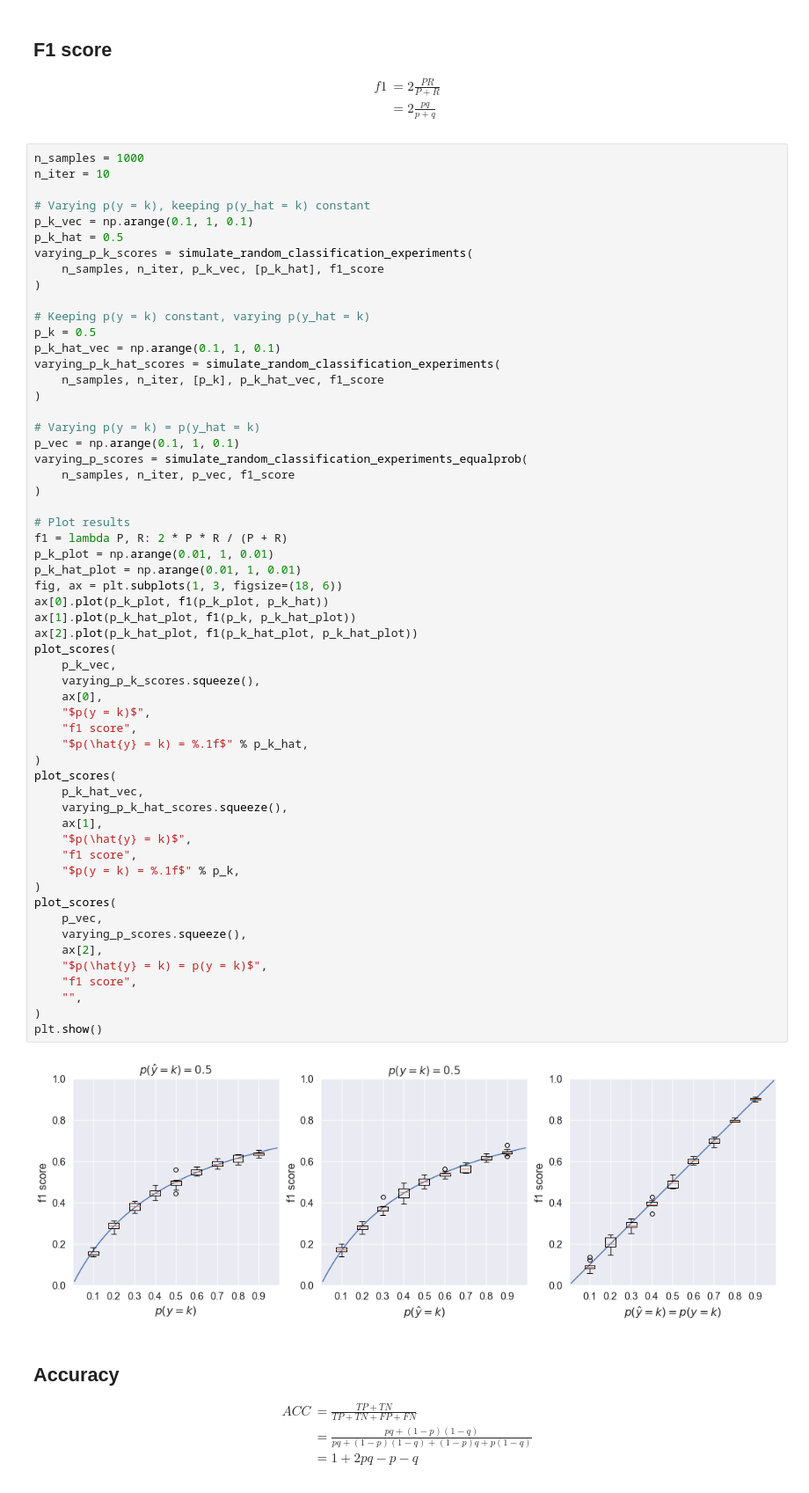
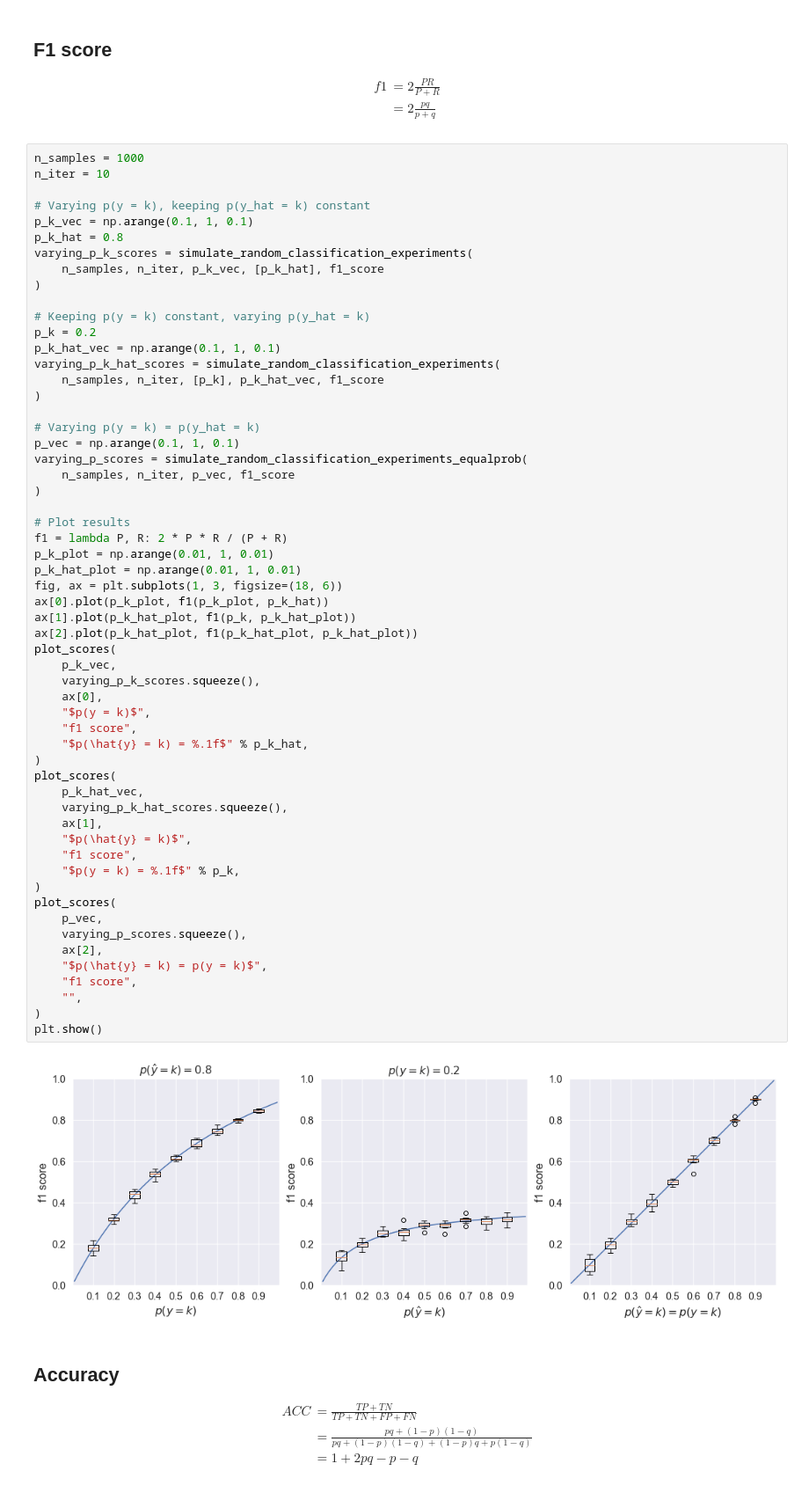
Before and after one commit to salvatorefara/classifier_chance_levels, a Jupyter notebook: classifier_chance_levels.ipynb, the cells around one changed output. Shown: that part at 88% size. Cells and saved outputs as stored; diff of their text form.

Commit message:
updated plots

```diff
--- a/classifier_chance_levels.ipynb
+++ b/classifier_chance_levels.ipynb
@@ -208,13 +208,13 @@ n_iter = 10
 
 # Varying p(y = k), keeping p(y_hat = k) constant
 p_k_vec = np.arange(0.1, 1, 0.1)
-p_k_hat = 0.5
+p_k_hat = 0.8
 varying_p_k_scores = simulate_random_classification_experiments(
     n_samples, n_iter, p_k_vec, [p_k_hat], f1_score
 )
 
 # Keeping p(y = k) constant, varying p(y_hat = k)
-p_k = 0.5
+p_k = 0.2
 p_k_hat_vec = np.arange(0.1, 1, 0.1)
 varying_p_k_hat_scores = simulate_random_classification_experiments(
     n_samples, n_iter, [p_k], p_k_hat_vec, f1_score
@@ -233,34 +233,34 @@ p_k_hat_plot = np.arange(0.01, 1, 0.01)
 fig, ax = plt.subplots(1, 3, figsize=(18, 6))
 ax[0].plot(p_k_plot, f1(p_k_plot, p_k_hat))
 ax[1].plot(p_k_hat_plot, f1(p_k, p_k_hat_plot))
 ax[2].plot(p_k_hat_plot, f1(p_k_hat_plot, p_k_hat_plot))
 plot_scores(
     p_k_vec,
     varying_p_k_scores.squeeze(),
     ax[0],
     "$p(y = k)$",
     "f1 score",
     "$p(\hat{y} = k) = %.1f$" % p_k_hat,
 )
 plot_scores(
     p_k_hat_vec,
     varying_p_k_hat_scores.squeeze(),
     ax[1],
     "$p(\hat{y} = k)$",
     "f1 score",
     "$p(y = k) = %.1f$" % p_k,
 )
 plot_scores(
     p_vec,
     varying_p_scores.squeeze(),
     ax[2],
     "$p(\hat{y} = k) = p(y = k)$",
     "f1 score",
     "",
 )
 plt.show()
 # %% [output]
-[figure, old version]
+[figure, new version]
 # %% [markdown]
 ## Accuracy
 \begin{align*}
```
Also changed, not shown: parts of 4 cells of this notebook.
